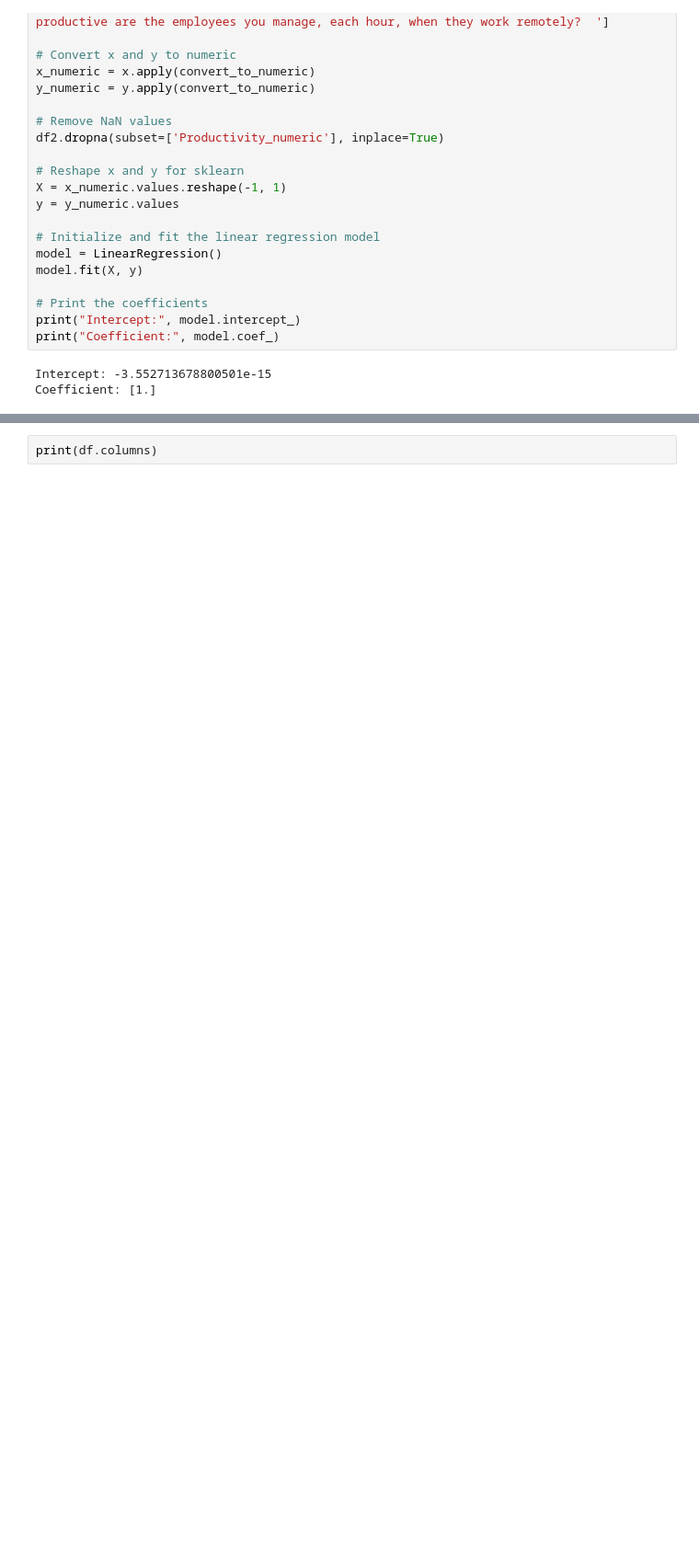
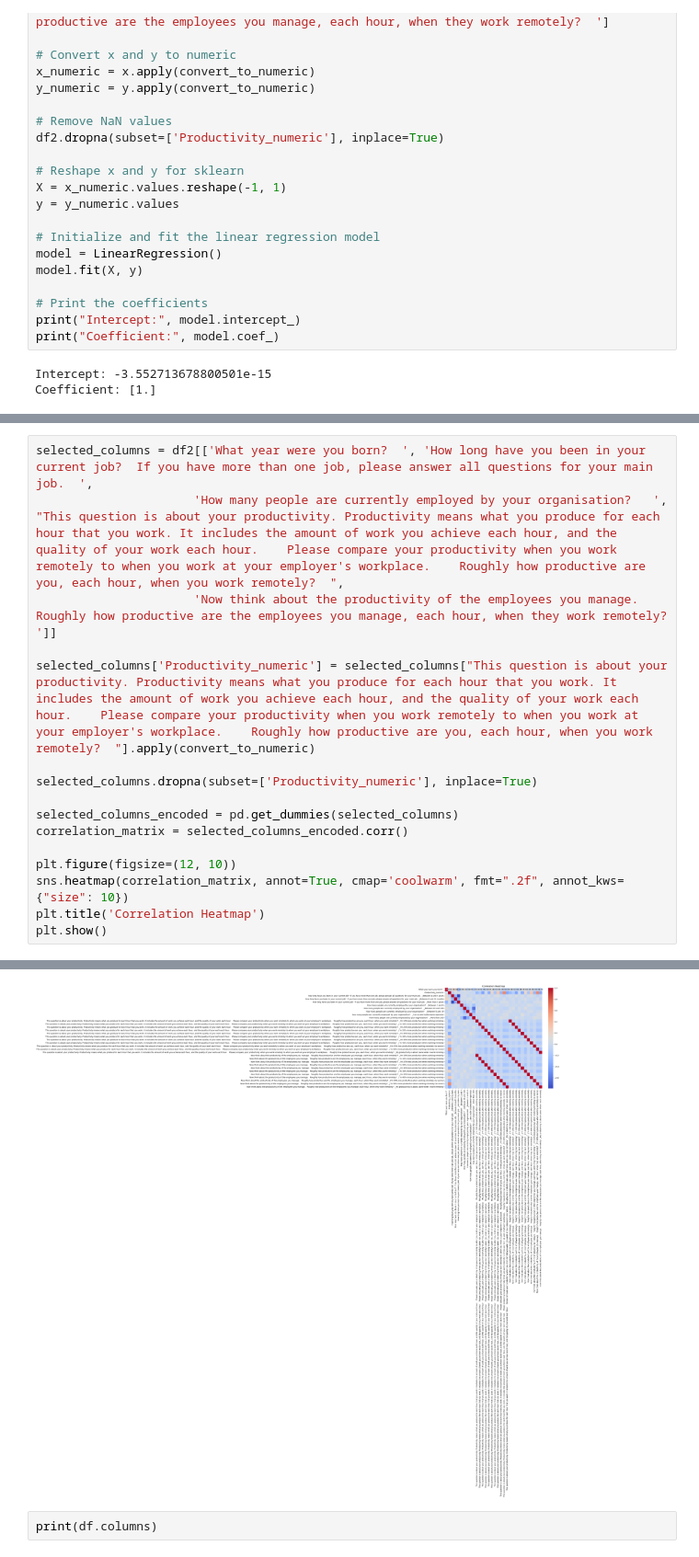
Before and after one commit to spuri007/189-project, a Jupyter notebook: MATH 189 Project.ipynb, the cells around one changed output, grey strips where cells are left out. Shown at 92% size. Drawn from its saved outputs; the diff is of its cells as text; blank space fills up the shorter version.

```diff
--- a/MATH 189 Project.ipynb
+++ b/MATH 189 Project.ipynb
@@ -110,0 +112,17 @@ Interpretation:
+# %%
+selected_columns = df2[['What year were you born?  ', 'How long have you been in your current job?  If you have more than one job, please answer all questions for your main job.  ',
+                      'How many people are currently employed by your organisation?   ', "This question is about your productivity. Productivity means what you produce for each hour that you work. It includes the amount of work you achieve each hour, and the quality of your work each hour.    Please compare your productivity when you work remotely to when you work at your employer's workplace.    Roughly how productive are you, each hour, when you work remotely?  ",
+                      'Now think about the productivity of the employees you manage.   Roughly how productive are the employees you manage, each hour, when they work remotely?  ']]
+
+selected_columns['Productivity_numeric'] = selected_columns["This question is about your productivity. Productivity means what you produce for each hour that you work. It includes the amount of work you achieve each hour, and the quality of your work each hour.    Please compare your productivity when you work remotely to when you work at your employer's workplace.    Roughly how productive are you, each hour, when you work remotely?  "].apply(convert_to_numeric)
+
+selected_columns.dropna(subset=['Productivity_numeric'], inplace=True)
+
+selected_columns_encoded = pd.get_dummies(selected_columns)
+correlation_matrix = selected_columns_encoded.corr()
+
+plt.figure(figsize=(12, 10))
+sns.heatmap(correlation_matrix, annot=True, cmap='coolwarm', fmt=".2f", annot_kws={"size": 10})
+plt.title('Correlation Heatmap')
+plt.show()
+# %% [output]
@@ -111,3 +138,4 @@ Interpretation:
+[figure, added]
 # %%
 print(df.columns)
 # %% [output]
```
Also changed, not shown: parts of 4 cells of this notebook, 2 other files.
